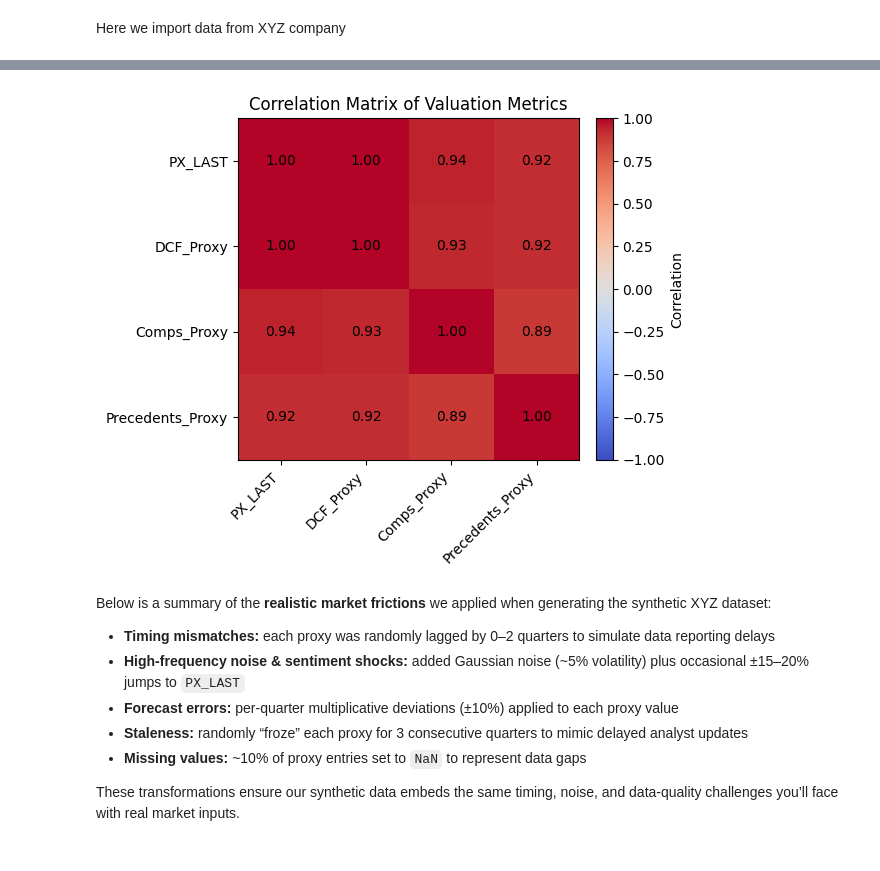
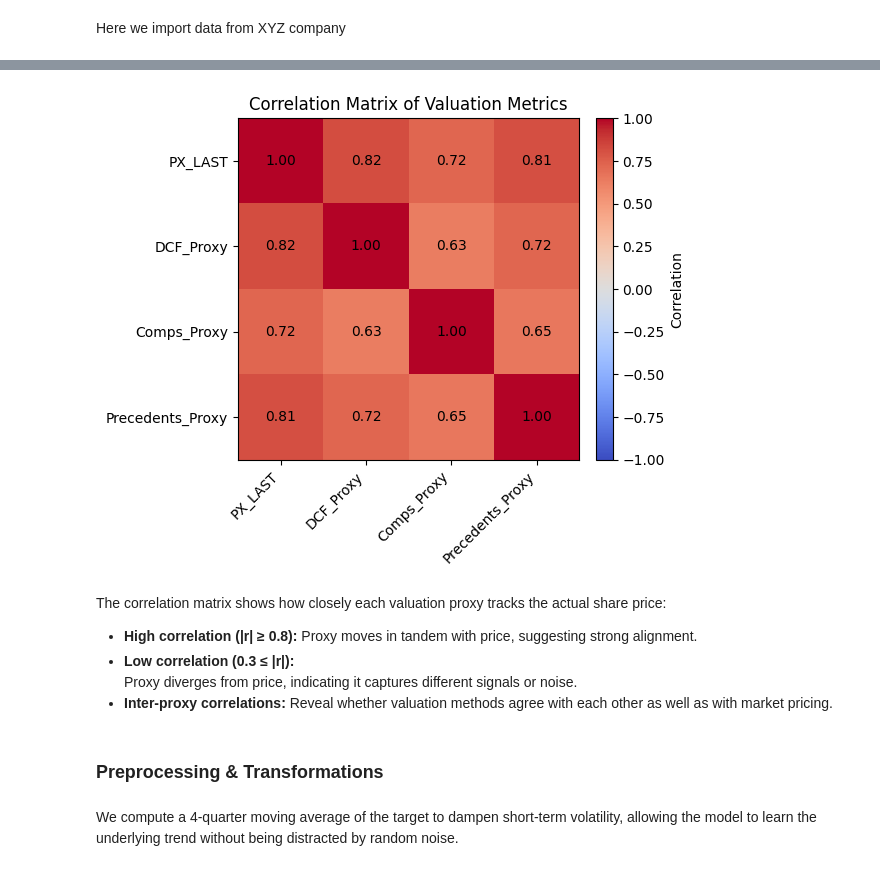
Before and after one commit to wzy07161/Statistical-Weighting-of-DCF-Comps-Transactions, a Jupyter notebook: Demo_on_XYZ_Company.ipynb, the cells around one changed output, grey strips where cells are left out. Cells and saved outputs as stored; diff of their text form; code cells hidden in the pictures.

```diff
--- a/Demo_on_XYZ_Company.ipynb
+++ b/Demo_on_XYZ_Company.ipynb
@@ -141,41 +139,38 @@ This data's purpose is to fully test the functionality of the model, therefore v
 # %%
 # 2. Compute the correlation matrix on the relevant columns
 cols = ["PX_LAST", "DCF_Proxy", "Comps_Proxy", "Precedents_Proxy"]
-corr = train_df[cols].corr()
+corr = df[cols].corr()
 
 # 3. Plot the heatmap
 fig, ax = plt.subplots(figsize=(6, 5))
 cax = ax.imshow(corr, vmin=-1, vmax=1, cmap="coolwarm")
 
 # 4. Ticks & labels
 ax.set_xticks(np.arange(len(cols)))
 ax.set_yticks(np.arange(len(cols)))
 ax.set_xticklabels(cols)
 ax.set_yticklabels(cols)
 plt.setp(ax.get_xticklabels(), rotation=45, ha="right")
 
 # 5. Annotate correlation values
 for i in range(len(cols)):
     for j in range(len(cols)):
         ax.text(j, i, f"{corr.iloc[i, j]:.2f}", ha="center", va="center", color="black")
 
 # 6. Colorbar & title
 fig.colorbar(cax, ax=ax, fraction=0.046, pad=0.04, label="Correlation")
 ax.set_title("Correlation Matrix of Valuation Metrics")
 
 plt.tight_layout()
 plt.show()
 # %% [output]
-[figure, old version]
+[figure, new version]
 # %% [markdown]
-<p>Below is a summary of the <strong>realistic market frictions</strong> we applied when generating the synthetic XYZ dataset:</p>
-
+<p>The correlation matrix shows how closely each valuation proxy tracks the actual share price:</p>
 <ul>
-  <li><strong>Timing mismatches:</strong> each proxy was randomly lagged by 0–2 quarters to simulate data reporting delays</li>
-  <li><strong>High‐frequency noise &amp; sentiment shocks:</strong> added Gaussian noise (~5% volatility) plus occasional ±15–20% jumps to <code>PX_LAST</code></li>
-  <li><strong>Forecast errors:</strong> per‐quarter multiplicative deviations (±10%) applied to each proxy value</li>
-  <li><strong>Staleness:</strong> randomly “froze” each proxy for 3 consecutive quarters to mimic delayed analyst updates</li>
-  <li><strong>Missing values:</strong> ~10% of proxy entries set to <code>NaN</code> to represent data gaps</li>
+  <li><strong>High correlation (|r| ≥ 0.8):</strong> Proxy moves in tandem with price, suggesting strong alignment.</li>
+  <li><strong>Low correlation (0.3 ≤ |r|):</li></strong> Proxy diverges from price, indicating it captures different signals or noise.</li>
+  <li><strong>Inter-proxy correlations:</strong> Reveal whether valuation methods agree with each other as well as with market pricing.</li>
 </ul>
-
-<p>These transformations ensure our synthetic data embeds the same timing, noise, and data‐quality challenges you’ll face with real market inputs.</p>
+# %% [markdown]
+### **Preprocessing & Transformations**
@@ -181,0 +187,2 @@ plt.show()
+# %% [markdown]
+We compute a 4-quarter moving average of the target to dampen short-term volatility, allowing the model to learn the underlying trend without being distracted by random noise.
```
Also changed, not shown: parts of 21 cells of this notebook, 2 other files.
